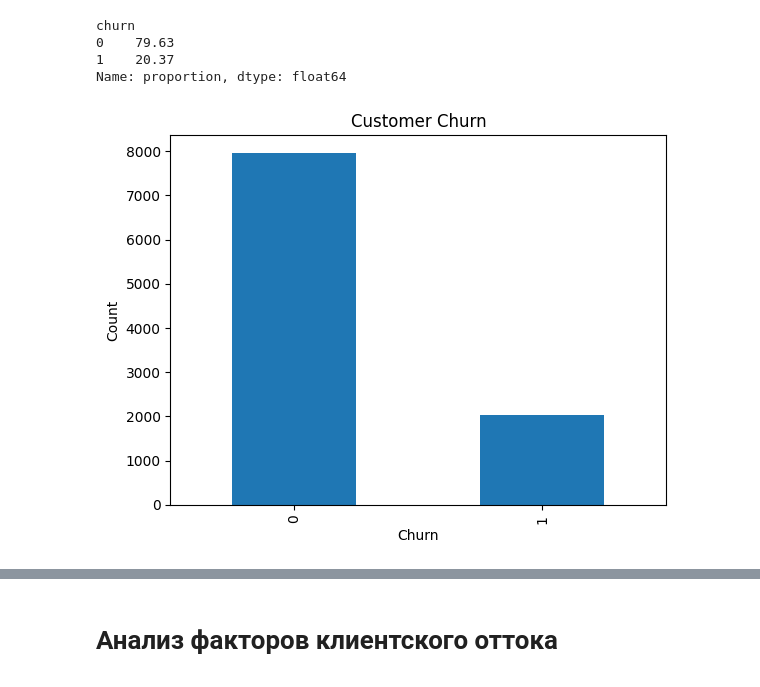
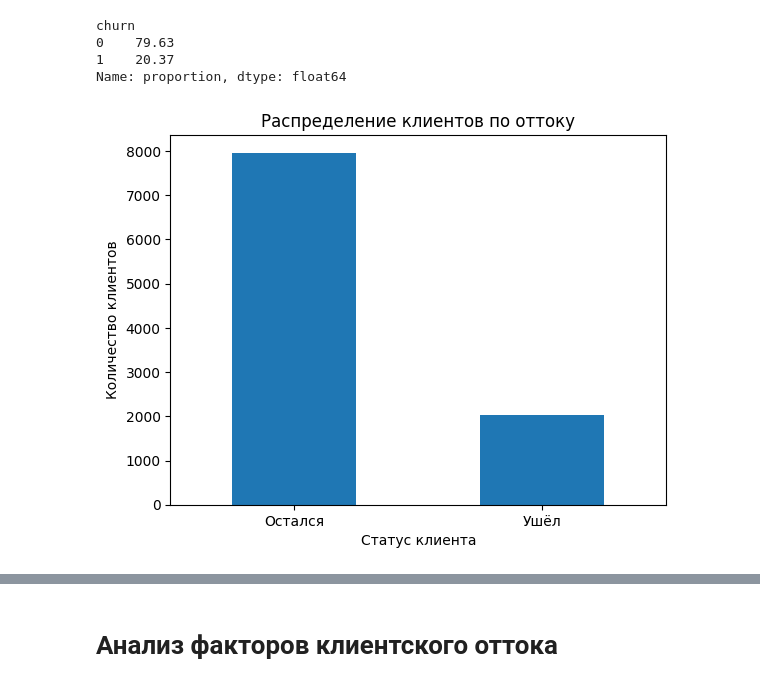
Before and after one commit to kotyata228/crm-bank-churn-analysis, a Jupyter notebook: crm_analysis.ipynb, the cells around one changed output, grey strips where cells are left out. Drawn from its saved outputs; the diff is of its cells as text; code cells hidden in the pictures.

```diff
--- a/crm_analysis.ipynb
+++ b/crm_analysis.ipynb
@@ -80,10 +80,11 @@ Name: proportion, dtype: float64
 # %%
 df['churn'].value_counts().plot(kind='bar')
 
-plt.title('Customer Churn')
-plt.xlabel('Churn')
-plt.ylabel('Count')
+plt.title('Распределение клиентов по оттоку')
+plt.xlabel('Статус клиента')
+plt.ylabel('Количество клиентов')
+plt.xticks([0, 1], ['Остался', 'Ушёл'], rotation=0)
 
 plt.show()
 # %% [output]
-[figure, old version]
+[figure, new version]
```
Also changed, not shown: parts of 9 cells of this notebook.
